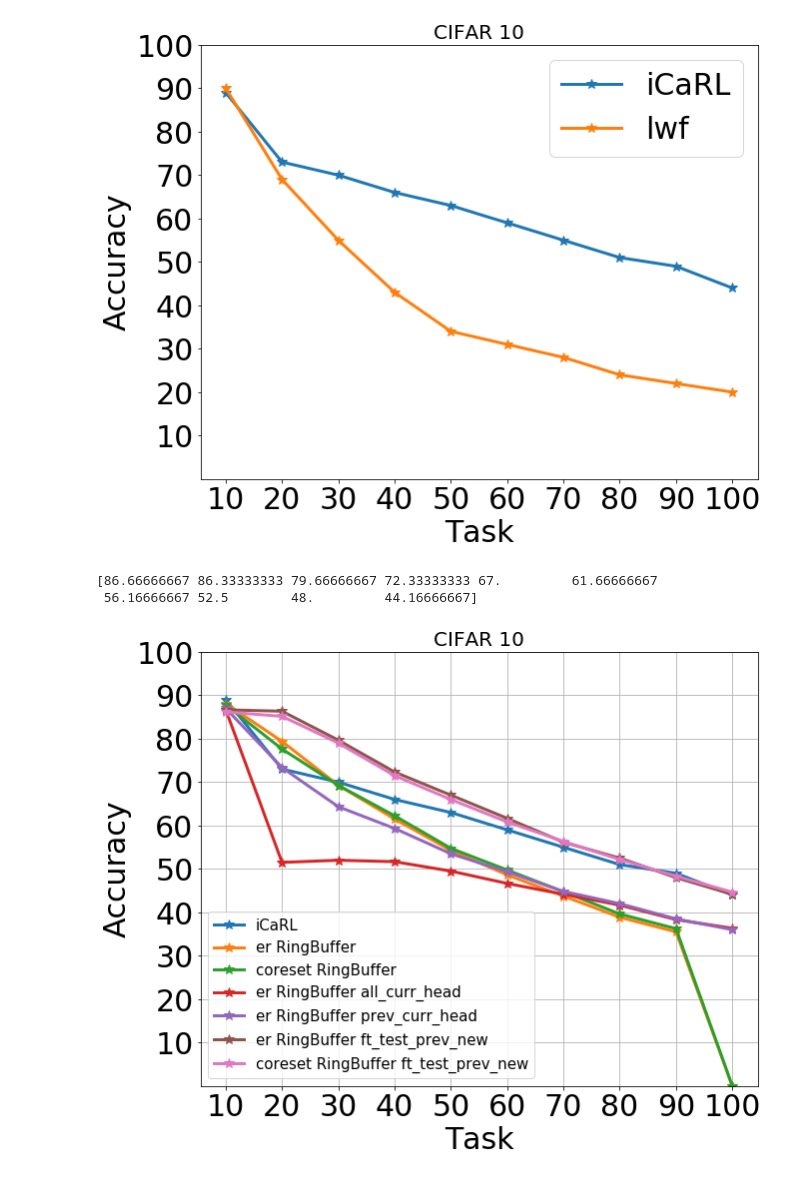
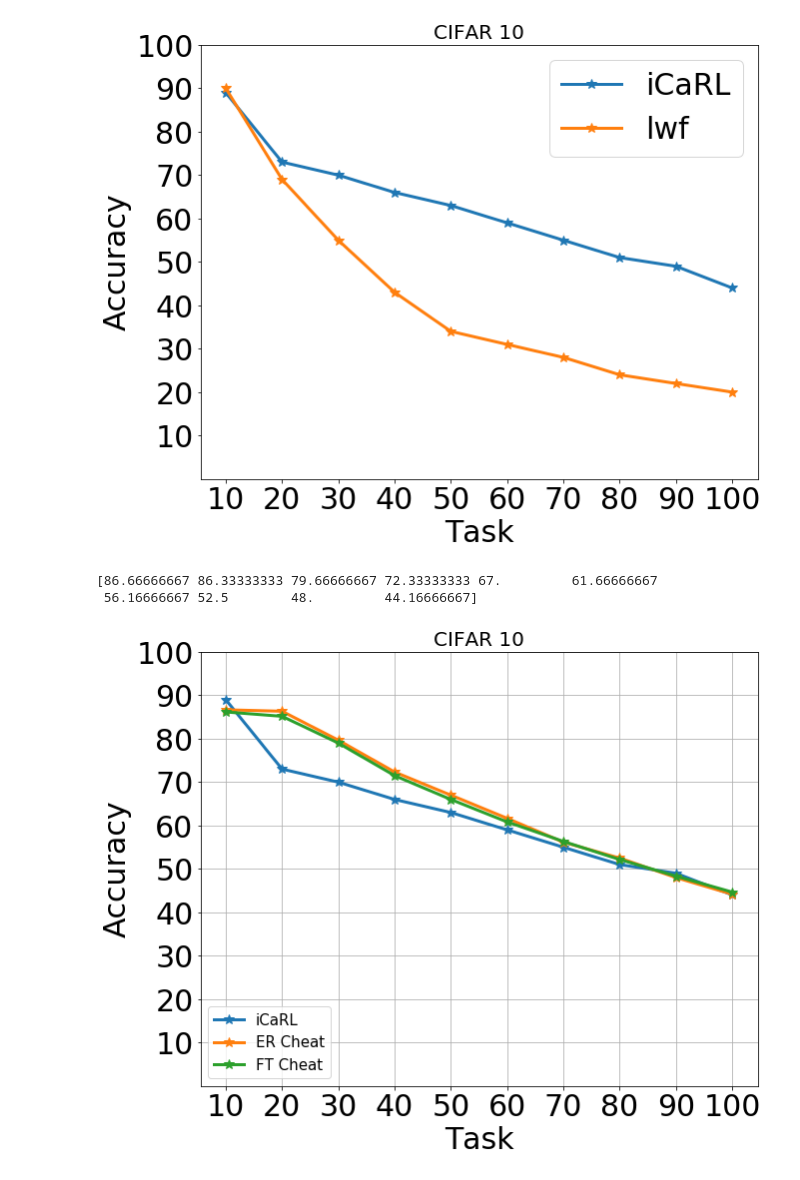
Before and after one commit to hongjoon0805/Incremental, a Jupyter notebook: result_data/CIFAR_result_plot.ipynb, the cells around one changed output. Drawn from its saved outputs; the diff is of its cells as text; code cells hidden in the pictures.

```diff
--- a/result_data/CIFAR_result_plot.ipynb
+++ b/result_data/CIFAR_result_plot.ipynb
@@ -91,34 +91,34 @@ for approach in ['er','coreset']:
 # %%
 task = (np.arange(10) + 1)*10
 iCaRL = [89,73,70,66,63,59,55,51,49,44]
 
 plt.figure(figsize=(10,8))
 plt.plot(task, iCaRL, linestyle='-', label='iCaRL',marker = line_markers[0], linewidth=3, markersize=10)
 # plt.plot(task, ft_init_lr_diff['er']['Reservior'].mean(axis=0), linestyle='-', label='er Reservior',marker = line_markers[0], linewidth=3, markersize=10)
-plt.plot(task, ft_init_lr_diff['er']['RingBuffer'].mean(axis=0), linestyle='-', label='er RingBuffer',marker = line_markers[0], linewidth=3, markersize=10)
+# plt.plot(task, ft_init_lr_diff['er']['RingBuffer'].mean(axis=0), linestyle='-', label='er RingBuffer',marker = line_markers[0], linewidth=3, markersize=10)
 # plt.plot(task, ft_init_lr_diff['er']['Weighted'].mean(axis=0), linestyle='-', label='er Weighted',marker = line_markers[0], linewidth=3, markersize=10)
 # plt.plot(task, ft_init_lr_diff['coreset']['Reservior'].mean(axis=0), linestyle='-', label='coreset Reservior',marker = line_markers[0], linewidth=3, markersize=10)
-plt.plot(task, ft_init_lr_diff['coreset']['RingBuffer'].mean(axis=0), linestyle='-', label='coreset RingBuffer',marker = line_markers[0], linewidth=3, markersize=10)
+# plt.plot(task, ft_init_lr_diff['coreset']['RingBuffer'].mean(axis=0), linestyle='-', label='coreset RingBuffer',marker = line_markers[0], linewidth=3, markersize=10)
 # plt.plot(task, ft_init_lr_diff['coreset']['Weighted'].mean(axis=0), linestyle='-', label='coreset Weighted',marker = line_markers[0], linewidth=3, markersize=10)
 
-plt.plot(task, ft_all_curr_head['er']['RingBuffer'].mean(axis=0), linestyle='-', label='er RingBuffer all_curr_head',marker = line_markers[0], linewidth=3, markersize=10)
-plt.plot(task, ft_prev_curr_head['er']['RingBuffer'].mean(axis=0), linestyle='-', label='er RingBuffer prev_curr_head',marker = line_markers[0], linewidth=3, markersize=10)
-plt.plot(task, ft_test_prev_new['er']['RingBuffer'].mean(axis=0), linestyle='-', label='er RingBuffer ft_test_prev_new',marker = line_markers[0], linewidth=3, markersize=10)
-plt.plot(task, ft_test_prev_new['coreset']['RingBuffer'].mean(axis=0), linestyle='-', label='coreset RingBuffer ft_test_prev_new',marker = line_markers[0], linewidth=3, markersize=10)
+# plt.plot(task, ft_all_curr_head['er']['RingBuffer'].mean(axis=0), linestyle='-', label='er RingBuffer all_curr_head',marker = line_markers[0], linewidth=3, markersize=10)
+# plt.plot(task, ft_prev_curr_head['er']['RingBuffer'].mean(axis=0), linestyle='-', label='er RingBuffer prev_curr_head',marker = line_markers[0], linewidth=3, markersize=10)
+plt.plot(task, ft_test_prev_new['er']['RingBuffer'].mean(axis=0), linestyle='-', label='ER Cheat',marker = line_markers[0], linewidth=3, markersize=10)
+plt.plot(task, ft_test_prev_new['coreset']['RingBuffer'].mean(axis=0), linestyle='-', label='FT Cheat',marker = line_markers[0], linewidth=3, markersize=10)
 
 plt.grid(b=True, which='major', axis='both')
 plt.xticks([10,20,30,40,50,60,70,80,90,100], fontsize = 30)
 
 plt.xlabel('Task', fontsize=30)
 plt.ylabel('Accuracy', fontsize=30)
 plt.ylim(0,100)
 plt.yticks([10,20,30,40,50,60,70,80,90,100], fontsize = 30)
 # plt.set_yticklabels(['10%','20%','30%','40%','50%','60%','70%','80%','90%','100%'])
 plt.title('CIFAR 10', fontsize = 20)
 plt.legend(loc = 'lower left', fontsize=15)
 
 print(ft_test_prev_new['er']['RingBuffer'].mean(axis=0),)
 # %% [output]
 [86.66666667 86.33333333 79.66666667 72.33333333 67.         61.66666667
  56.16666667 52.5        48.         44.16666667]
-[figure, old version]
+[figure, new version]
```
Also changed, not shown: 21 other files.
